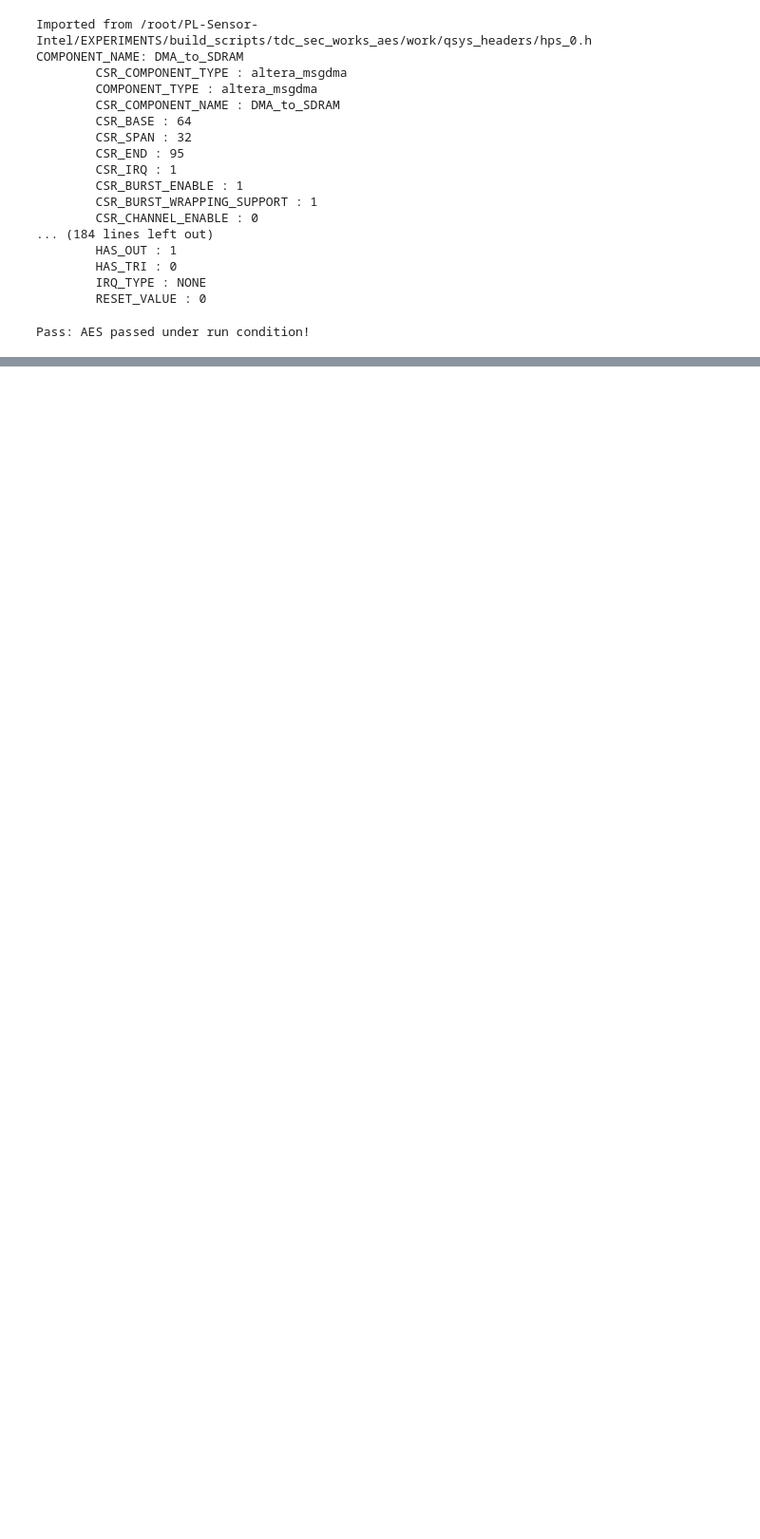
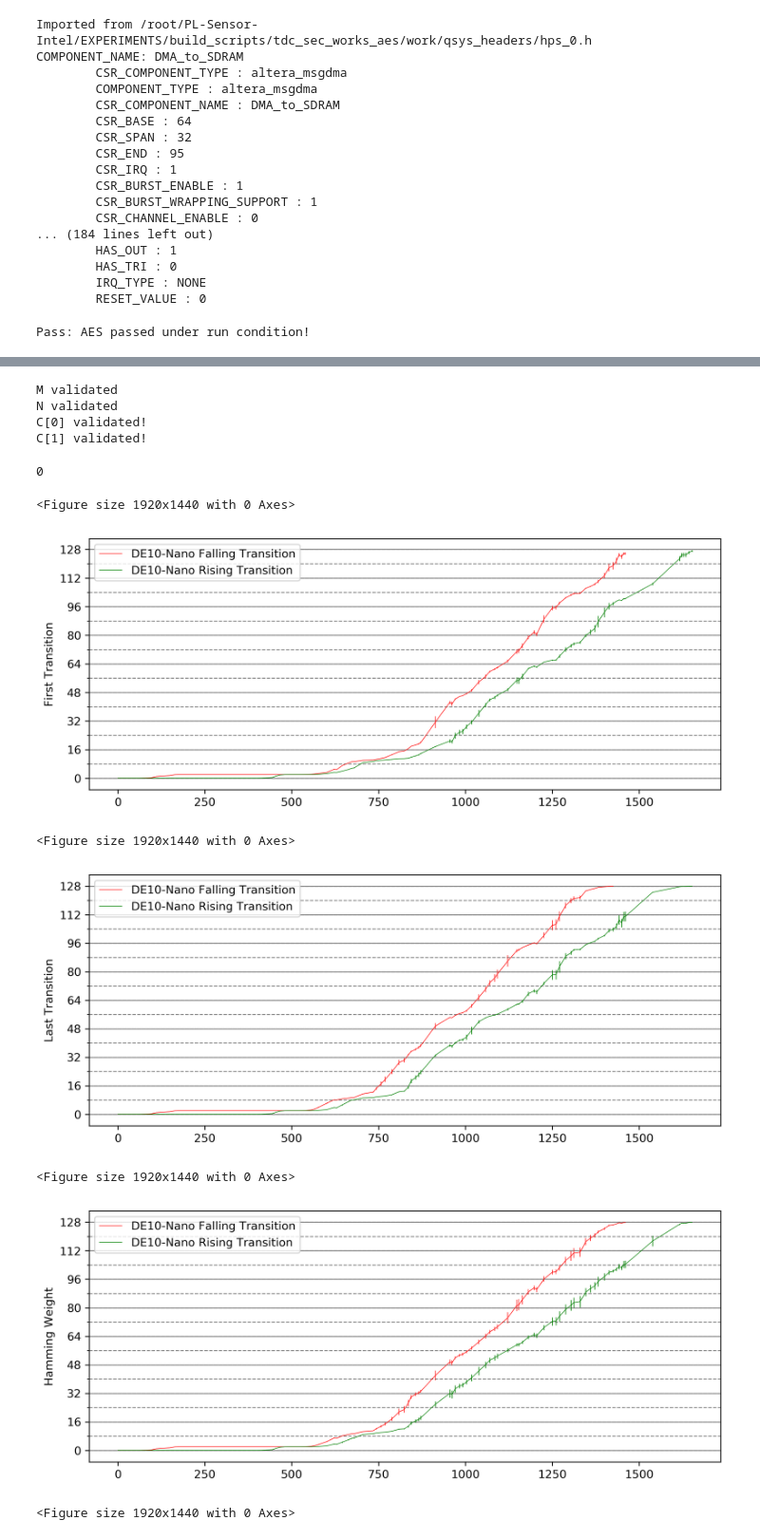
Before and after one commit to tsheaves/PL-Sensor-Intel, a Jupyter notebook: SW/notebooks/gather_traces/phi_sweep_tdc_sec_works_aes/gather.ipynb, the cells around one changed output, grey strips where cells are left out. Shown: that part at 95% size. Cells and saved outputs as stored; diff of their text form; code cells hidden in the pictures; blank space fills up the shorter version.

```diff
--- a/SW/notebooks/gather_traces/phi_sweep_tdc_sec_works_aes/gather.ipynb
+++ b/SW/notebooks/gather_traces/phi_sweep_tdc_sec_works_aes/gather.ipynb
@@ -132,0 +134,18 @@ tdc_sweeper.tune_theta(
+# %%
+pd_0.pd_ip_insts["theta_pll_reconfig"].check_params()
+# %% [output]
+M validated
+N validated
+C[0] validated!
+C[1] validated!
+0
+# %%
+tdc_sweeper.plot_theta_sweep_results("../../../archived_results/data/theta_sweep.csv")
+# %% [output]
+<Figure size 1920x1440 with 0 Axes>
+[figure, added]
+<Figure size 1920x1440 with 0 Axes>
+[figure, added]
+<Figure size 1920x1440 with 0 Axes>
+[figure, added]
+<Figure size 1920x1440 with 0 Axes>
```
Also changed, not shown: parts of 6 cells of this notebook, 3 other files.
